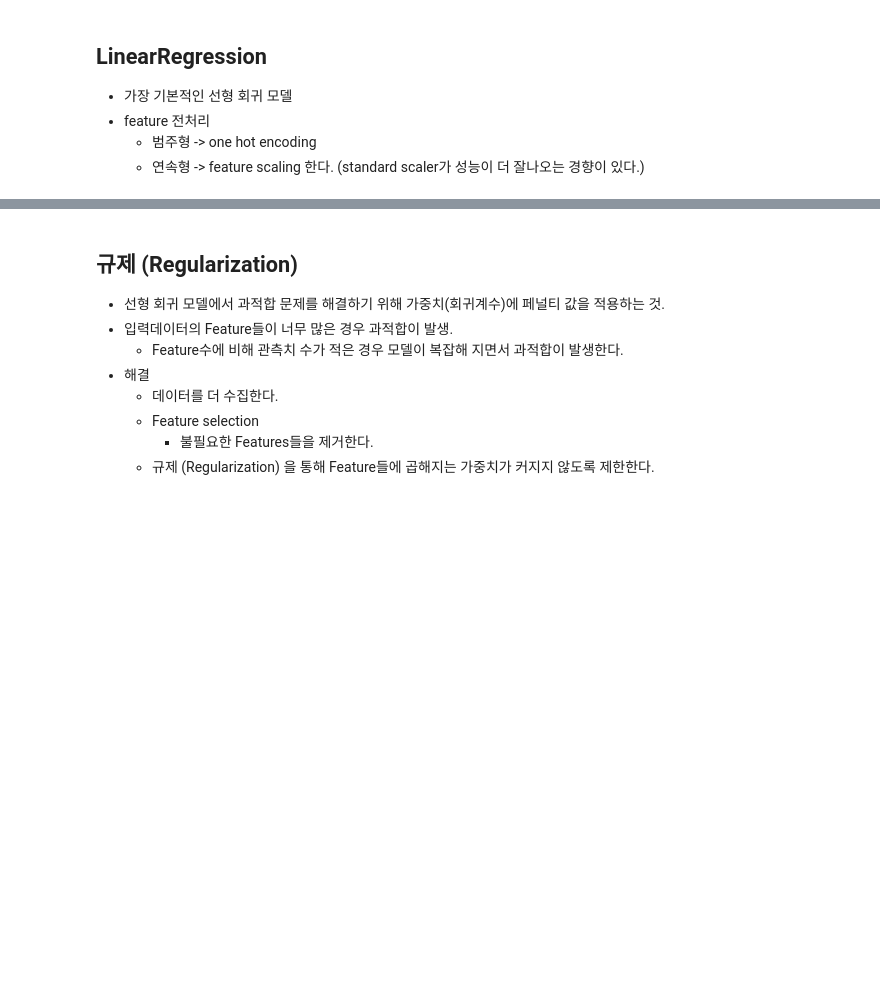
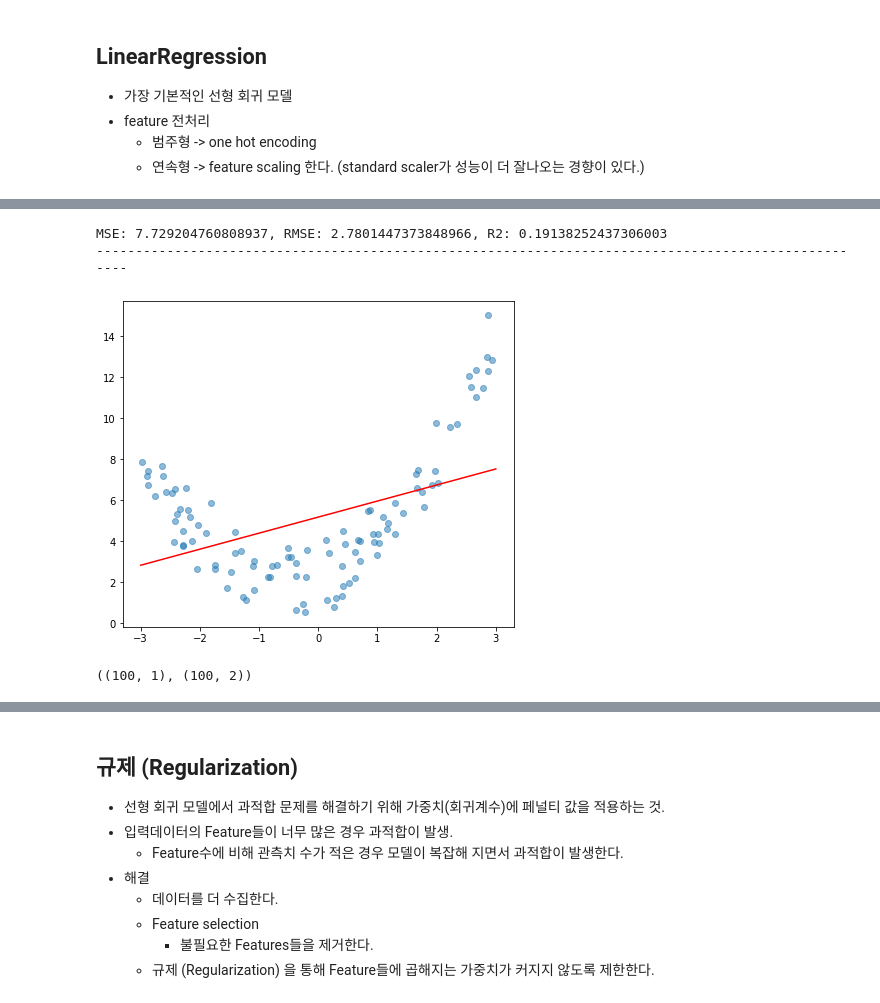
Before and after one commit to purple-cabbage0030/class_review, a Jupyter notebook: 11.MachineLearning/13_선형회귀.ipynb, the cells around one changed output, grey strips where cells are left out. Cells and saved outputs as stored; diff of their text form; code cells hidden in the pictures; blank space fills up the shorter version.

```diff
--- a/11.MachineLearning/13_선형회귀.ipynb
+++ b/11.MachineLearning/13_선형회귀.ipynb
@@ -106,0 +276,18 @@ memory usage: 55.5 KB
+# %%
+# 평가
+pred = lr.predict(X)
+print_regression_metrics(y, pred)
+# %% [output]
+MSE: 7.729204760808937, RMSE: 2.7801447373848966, R2: 0.19138252437306003
+----------------------------------------------------------------------------------------------------
+# %%
+# underfitting - 성능이 좋아지려면 2차함수가 되어야 함, 문제는 우리가 x 하나만 가지고 있음 ==> 피쳐 개수를 인위적으로 늘려서 다항회귀로 바꾸기
+X_new = np.linspace(-3, 3, 100).reshape(-1, 1)   # 새로운 데이터
+y_new = lr.predict(X_new)
+
+plt.figure(figsize=(7,6))
+plt.scatter(X, y, alpha=0.5)
+plt.plot(X_new, y_new, color='red')
+plt.show()
+# %% [output]
+[figure, added]
@@ -106,0 +301,4 @@ memory usage: 55.5 KB
+# %%
+X.shape, X_poly.shape
+# %% [output]
+((100, 1), (100, 2))
```
Also changed, not shown: parts of 39 cells of this notebook.
